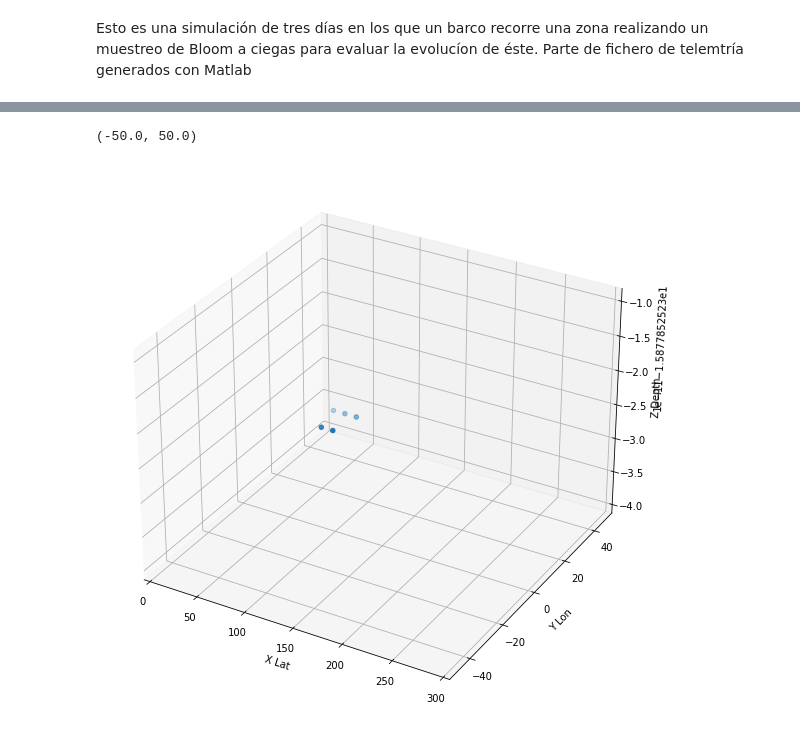
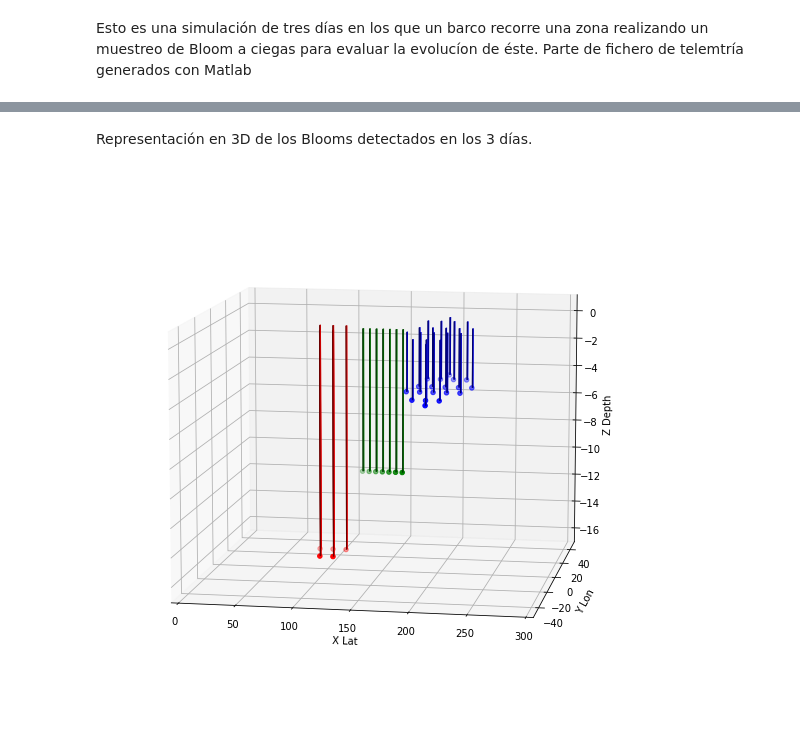
Before and after one commit to iscar-ucm/devs-bloom-public, a Jupyter notebook: Simulacion3days.ipynb, the cells around one changed output, grey strips where cells are left out. Drawn from its saved outputs; the diff is of its cells as text; code cells hidden in the pictures.

```diff
--- a/Simulacion3days.ipynb
+++ b/Simulacion3days.ipynb
@@ -61,0 +72,18 @@ Otras representaciones
+# %%
+#Day 20210801
+day="20210803"
+startdt=dt.datetime(2021,8,3,0,0,0)
+enddt=dt.datetime(2021,8,4,0,0,0)
+simseconds=(enddt-startdt).total_seconds()
+coupled = TestDay("Day"+day, start=startdt, day=day, log=False)
+coord = Coordinator(coupled, flatten=True)
+coord.initialize()
+coord.simulate_time(simseconds)
+coord.exit()
+# %%
+plt.close("all")
+fig, axes=plt.subplots(nrows=3,ncols=1)
+P3=pd.read_excel("./data/FileOut"+day+".xlsx")  #Lectura de resultados excel
+P3.plot(ax=axes[0],x='Lat',y='Lon',title='PlantaXY (Lat-Lon)')
+P3.plot(ax=axes[1],x='Lat',y='Depth',title='AlzadoXZ (Lat-Depth)')
+P3.plot(ax=axes[2],x='Lat',y='DetB',title='Bloom Detection',marker='.')
@@ -62,21 +93,33 @@ Otras representaciones
+# %% [markdown]
+Representación en 3D de los Blooms detectados en los 3 días.
 # %%
+plt.close("all")
 import matplotlib.pyplot as plt
 plt.rcParams["figure.figsize"] = (15,10)
-
 fig = plt.figure()
 ax1 = fig.gca(projection='3d')
-x=PB[PB.DetBb==1].Lat
-y=PB[PB.DetBb==1].Lon
-z=PB[PB.DetBb==1].Depth
-ax1.scatter(x, y, z)
+x1=P1[P1.DetBb==1].Lat
+y1=P1[P1.DetBb==1].Lon
+z1=P1[P1.DetBb==1].Depth
+ax1.scatter(x1, y1, z1, color='r')
+ax1.bar3d(x1, y1, 0, 1, 1, z1, color='r')
+x2=P2[P2.DetBb==1].Lat
+y2=P2[P2.DetBb==1].Lon
+z2=P2[P2.DetBb==1].Depth
+ax1.scatter(x2, y2, z2, color='g')
+ax1.bar3d(x2, y2, 0, 1, 1, z2, color='g')
+x3=P3[P3.DetBb==1].Lat
+y3=P3[P3.DetBb==1].Lon
+z3=P3[P3.DetBb==1].Depth
+ax1.scatter(x3, y3, z3, color='b')
+ax1.bar3d(x3, y3, 0, 1, 1, z3, color='b')
 #ax1.bar(x,y, zs=-50, zdir='z',data=z)
 ax1.set_xlabel('X Lat')
 ax1.set_ylabel('Y Lon')
 ax1.set_zlabel('Z Depth')
 plt.xlim([0,300])
 plt.ylim([-50,50])
-
+ax1.view_init(elev=10., azim=-80)
 #plt.zlim([-20,0])
 # %% [output]
-(-50.0, 50.0)
-[figure, old version]
+[figure, new version]
```
Also changed, not shown: parts of 5 cells of this notebook.
